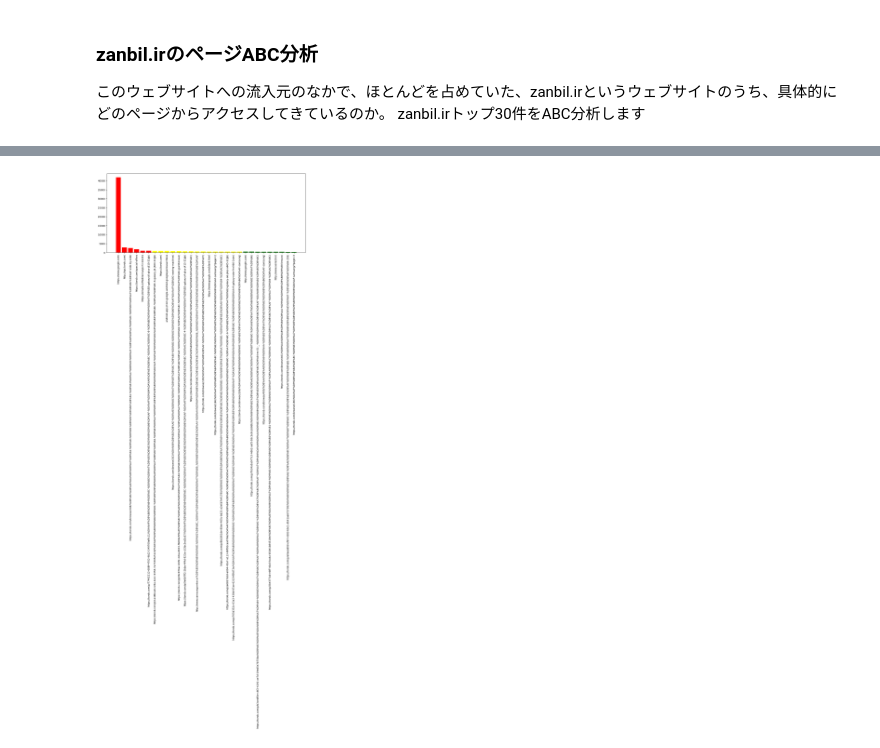
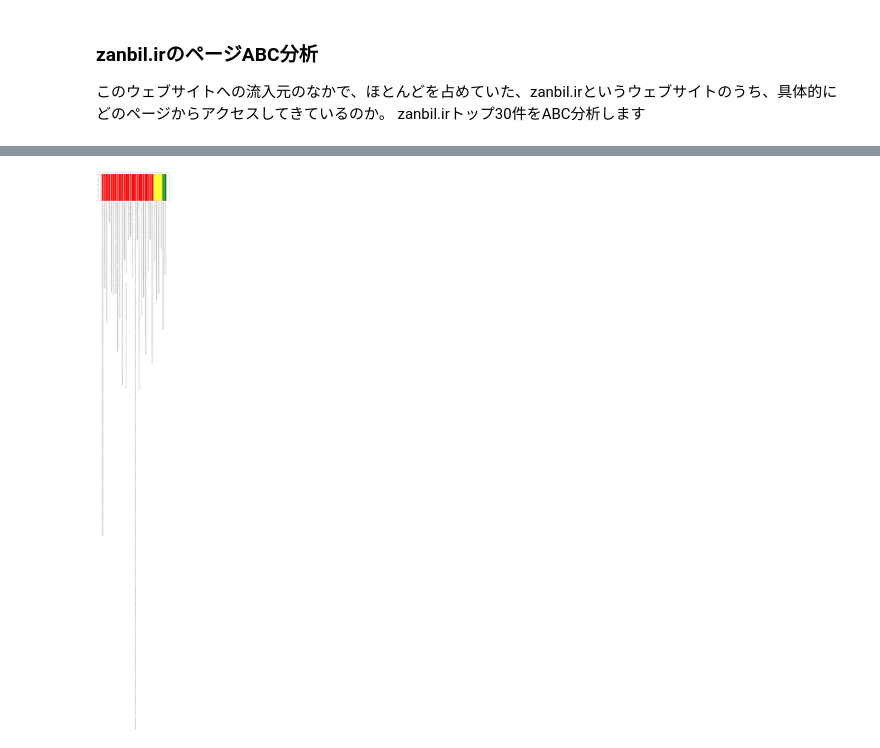
Before and after one commit to yutadd/Datascience_Server_Log, a Jupyter notebook: analyse.ipynb, the cells around one changed output, grey strips where cells are left out. Saved outputs shown, nothing was run; the diff lists cells and outputs as text; code cells hidden in the pictures.

```diff
--- a/analyse.ipynb
+++ b/analyse.ipynb
@@ -92,19 +92,19 @@ def get_domain(url):
 # リファラが空白でないデータをフィルタリング
 df_filtered = df[df['Referer'] != '-']
 # ドメインがzanbil.irのものだけをフィルタリング
-df_filtered['Referer_Zanbil']=df_filtered[df_filtered['Referer'].apply(filter_str)!='-']['Referer']
+df_filtered['Referer_not_Zanbil']=df_filtered[df_filtered['Referer'].apply(filter_str)!='-']['Referer']
 # df_filtered['Referer_Zanbil'] = df_filtered['www.zanbil.ir' in df_filtered['Referer'] is str ]
 # リファラからドメイン名を抽出
-df_filtered['Referer_Domain'] = df_filtered['Referer'].apply(get_domain)
+df_filtered['Referer_Domain'] = df_filtered['Referer_not_Zanbil'].apply(get_domain)
 
 
 # リファラの頻度を計算
 #value_countsメソッドは、デフォルトで出現頻度の降順（最も頻繁に出現する値から最も少なく出現する値まで）でソートされたシリーズを返します
 referer_counts = df_filtered['Referer'].value_counts()
-referer_zanbil_counts = df_filtered['Referer_Zanbil'].value_counts()
+referer_not_zanbil_counts = df_filtered['Referer_not_Zanbil'].value_counts()
 referer_domain_counts=df_filtered['Referer_Domain'].value_counts()
 print(len(referer_counts))
-print(len(referer_zanbil_counts))
+print(len(referer_not_zanbil_counts))
 print(len(referer_domain_counts))
 # %% [output]
 A value is trying to be set on a copy of a slice from a DataFrame.
@@ -245,8 +275,8 @@ import os
 # マジックコマンド
 %matplotlib inline
 filter_size=30
-print(str(filter_size)+"/"+str(len(referer_zanbil_counts)))
-referer_counts_top30=referer_zanbil_counts.head(30)
+print(str(filter_size)+"/"+str(len(referer_not_zanbil_counts)))
+referer_counts_top30=referer_not_zanbil_counts.tail(30)
 # 頻度の累積比率を計算
 cumulative_ratio = referer_counts_top30.cumsum() / referer_counts_top30.sum()
 
@@ -258,7 +288,7 @@ B_threshold = 0.95
 categories = pd.cut(cumulative_ratio, bins=[0, A_threshold, B_threshold, 1], labels=['A', 'B', 'C'])
 
 # 結果を表示
-#print(categories)
+print(categories.tail(30))
 
 # プロットを作成
 plt.figure(figsize=(15, 6))
@@ -276 +322 @@ plt.show()
-[figure, old version]
+[figure, new version]
```
Also changed, not shown: parts of 7 cells of this notebook, 5 other files.
